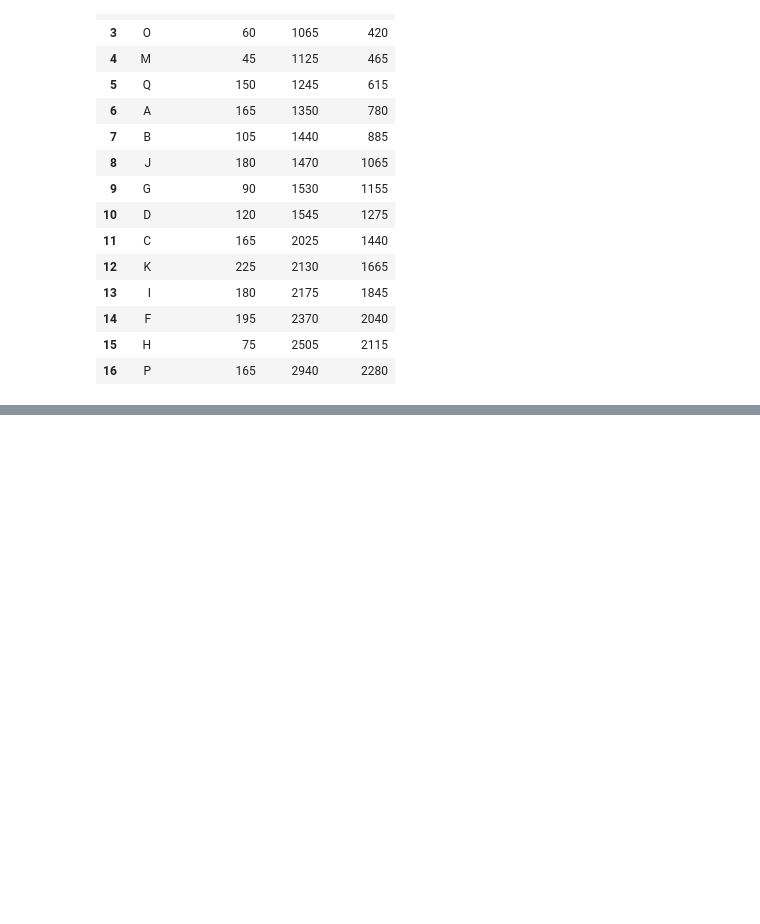
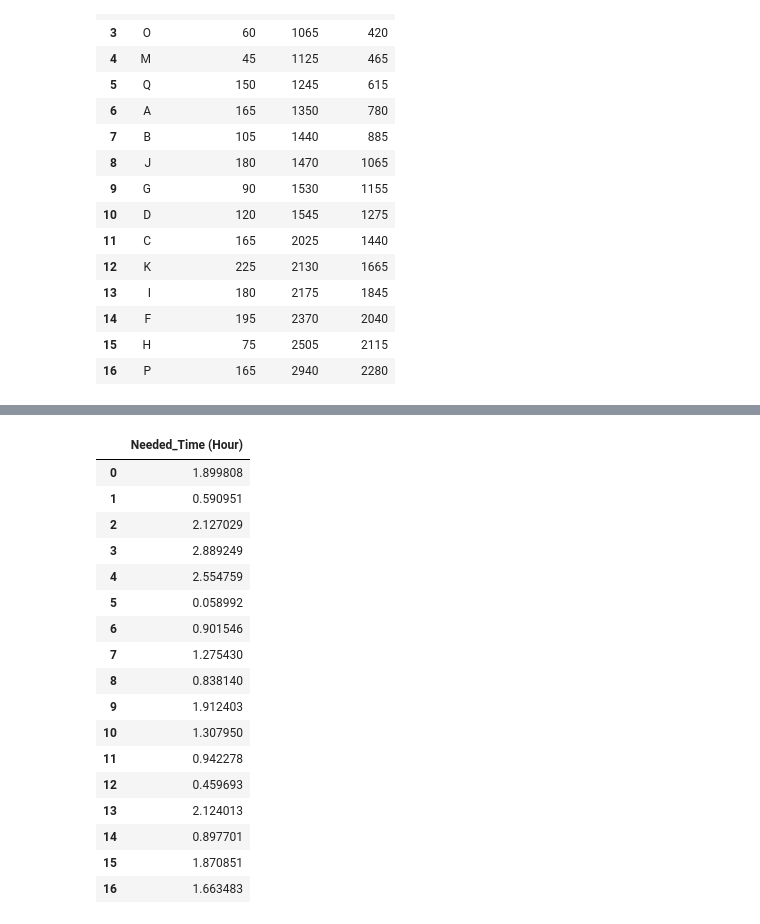
Before and after one commit to Ualh/operation_management, a Jupyter notebook: group7.ipynb, the cells around one changed output, grey strips where cells are left out. Saved outputs shown, nothing was run; the diff lists cells and outputs as text; code cells hidden in the pictures; blank space fills up the shorter version.

```diff
--- a/group7.ipynb
+++ b/group7.ipynb
@@ -2772,0 +2837,22 @@ deadlines align with those mentioned in the previous section:
+# %%
+data_2 = pd.read_csv('data/data_project_2.csv')
+data_2
+# %% [output]
+|  | Needed_Time (Hour) |
+| 0 | 1.899808 |
+| 1 | 0.590951 |
+| 2 | 2.127029 |
+| 3 | 2.889249 |
+| 4 | 2.554759 |
+| 5 | 0.058992 |
+| 6 | 0.901546 |
+| 7 | 1.275430 |
+| 8 | 0.838140 |
+| 9 | 1.912403 |
+| 10 | 1.307950 |
+| 11 | 0.942278 |
+| 12 | 0.459693 |
+| 13 | 2.124013 |
+| 14 | 0.897701 |
+| 15 | 1.870851 |
+| 16 | 1.663483 |
```
Also changed, not shown: parts of 3 cells of this notebook, 4 other files.
